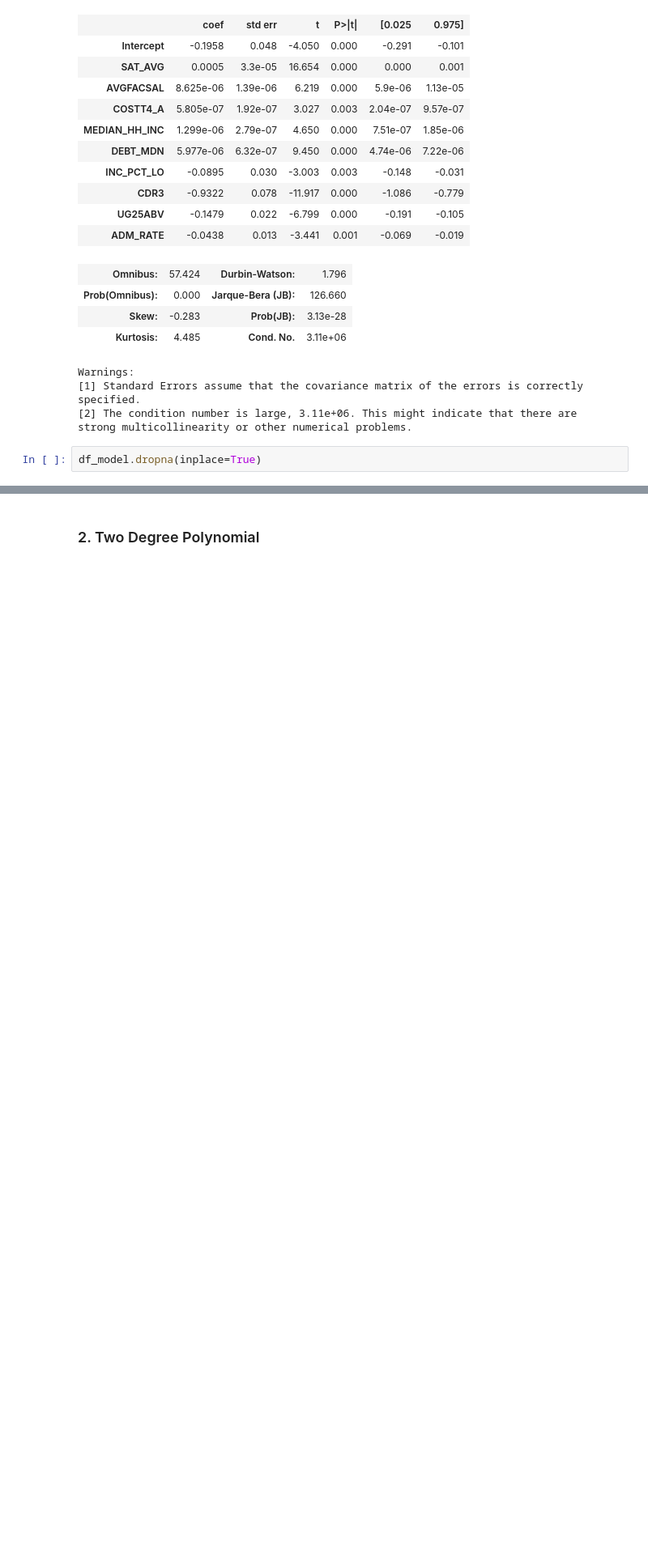
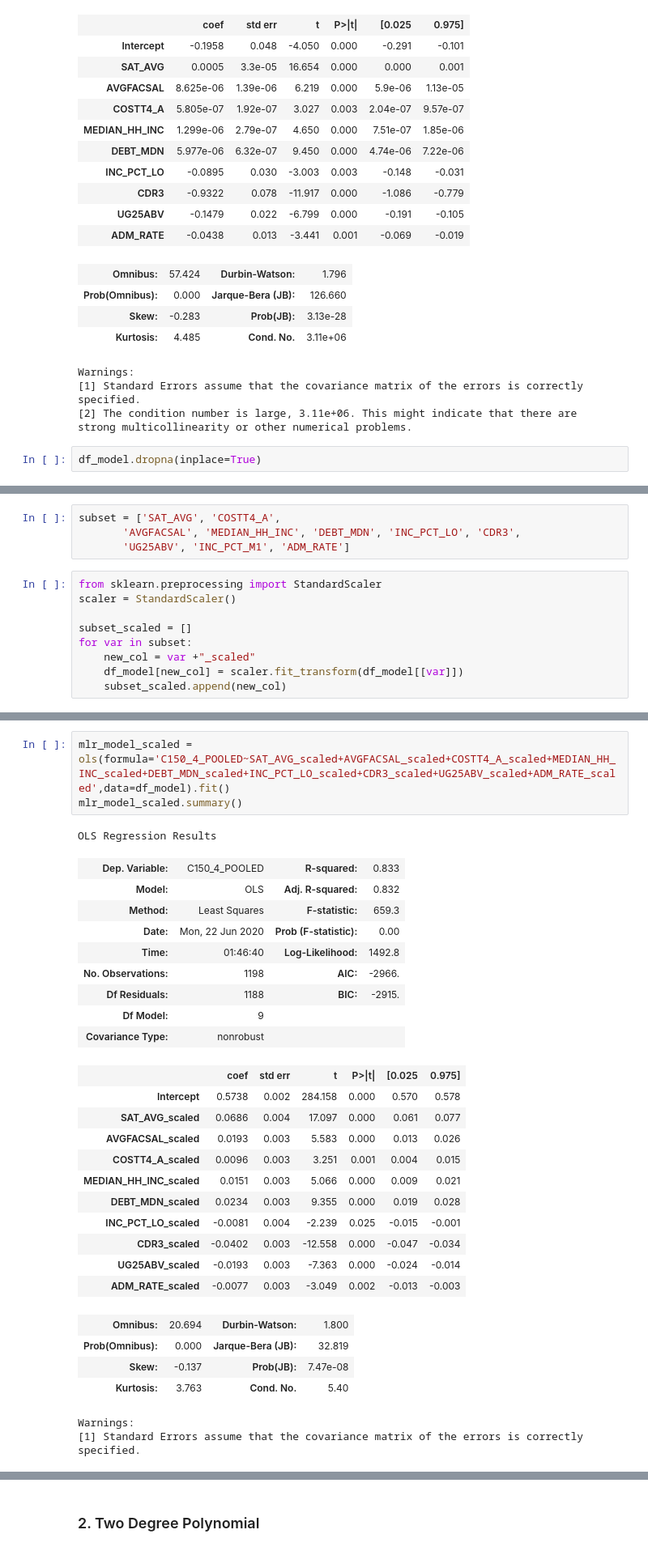
Before and after one commit to lcunningham24/Mod2Project, a Jupyter notebook: modeling.ipynb, the cells around one changed output, grey strips where cells are left out. Shown at 81% size. Cells and saved outputs as stored; diff of their text form; blank space fills up the shorter version.

```diff
--- a/modeling.ipynb
+++ b/modeling.ipynb
@@ -309,0 +320,13 @@ df_model.dropna(inplace=True)
+# %%
+subset = ['SAT_AVG', 'COSTT4_A',
+       'AVGFACSAL', 'MEDIAN_HH_INC', 'DEBT_MDN', 'INC_PCT_LO', 'CDR3',
+       'UG25ABV', 'INC_PCT_M1', 'ADM_RATE']
+# %%
+from sklearn.preprocessing import StandardScaler
+scaler = StandardScaler()
+
+subset_scaled = []
+for var in subset:
+    new_col = var +"_scaled"
+    df_model[new_col] = scaler.fit_transform(df_model[[var]])
+    subset_scaled.append(new_col)
@@ -309,0 +343,31 @@ df_model.dropna(inplace=True)
+# %%
+mlr_model_scaled = ols(formula='C150_4_POOLED~SAT_AVG_scaled+AVGFACSAL_scaled+COSTT4_A_scaled+MEDIAN_HH_INC_scaled+DEBT_MDN_scaled+INC_PCT_LO_scaled+CDR3_scaled+UG25ABV_scaled+ADM_RATE_scaled',data=df_model).fit()
+mlr_model_scaled.summary()
+# %% [output]
+OLS Regression Results
+| Dep. Variable: | C150_4_POOLED | R-squared: | 0.833 |
+| Model: | OLS | Adj. R-squared: | 0.832 |
+| Method: | Least Squares | F-statistic: | 659.3 |
+| Date: | Mon, 22 Jun 2020 | Prob (F-statistic): | 0.00 |
+| Time: | 01:46:40 | Log-Likelihood: | 1492.8 |
+| No. Observations: | 1198 | AIC: | -2966. |
+| Df Residuals: | 1188 | BIC: | -2915. |
+| Df Model: | 9 |  |  |
+| Covariance Type: | nonrobust |  |  |
+|  | coef | std err | t | P>|t| | [0.025 | 0.975] |
+| Intercept | 0.5738 | 0.002 | 284.158 | 0.000 | 0.570 | 0.578 |
+| SAT_AVG_scaled | 0.0686 | 0.004 | 17.097 | 0.000 | 0.061 | 0.077 |
+| AVGFACSAL_scaled | 0.0193 | 0.003 | 5.583 | 0.000 | 0.013 | 0.026 |
+| COSTT4_A_scaled | 0.0096 | 0.003 | 3.251 | 0.001 | 0.004 | 0.015 |
+| MEDIAN_HH_INC_scaled | 0.0151 | 0.003 | 5.066 | 0.000 | 0.009 | 0.021 |
+| DEBT_MDN_scaled | 0.0234 | 0.003 | 9.355 | 0.000 | 0.019 | 0.028 |
+| INC_PCT_LO_scaled | -0.0081 | 0.004 | -2.239 | 0.025 | -0.015 | -0.001 |
+| CDR3_scaled | -0.0402 | 0.003 | -12.558 | 0.000 | -0.047 | -0.034 |
+| UG25ABV_scaled | -0.0193 | 0.003 | -7.363 | 0.000 | -0.024 | -0.014 |
+| ADM_RATE_scaled | -0.0077 | 0.003 | -3.049 | 0.002 | -0.013 | -0.003 |
+| Omnibus: | 20.694 | Durbin-Watson: | 1.800 |
+| Prob(Omnibus): | 0.000 | Jarque-Bera (JB): | 32.819 |
+| Skew: | -0.137 | Prob(JB): | 7.47e-08 |
+| Kurtosis: | 3.763 | Cond. No. | 5.40 |
+Warnings:
+[1] Standard Errors assume that the covariance matrix of the errors is correctly specified.
```
Also changed, not shown: parts of 14 cells of this notebook.
